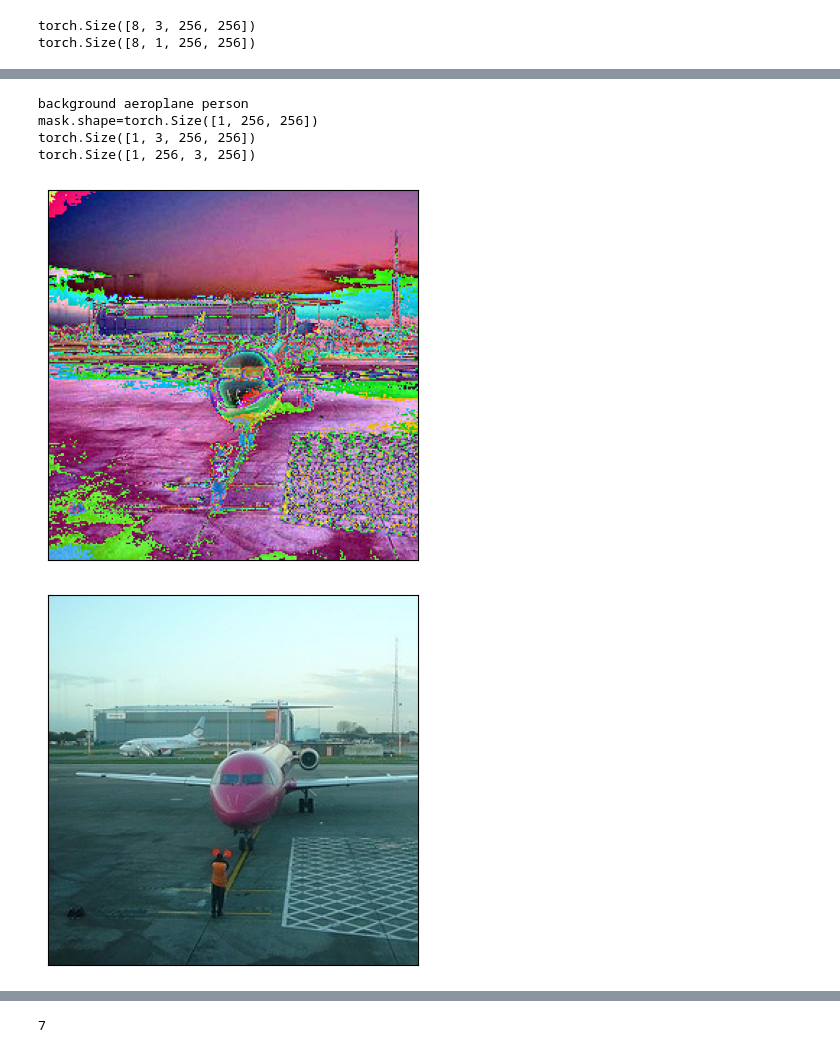
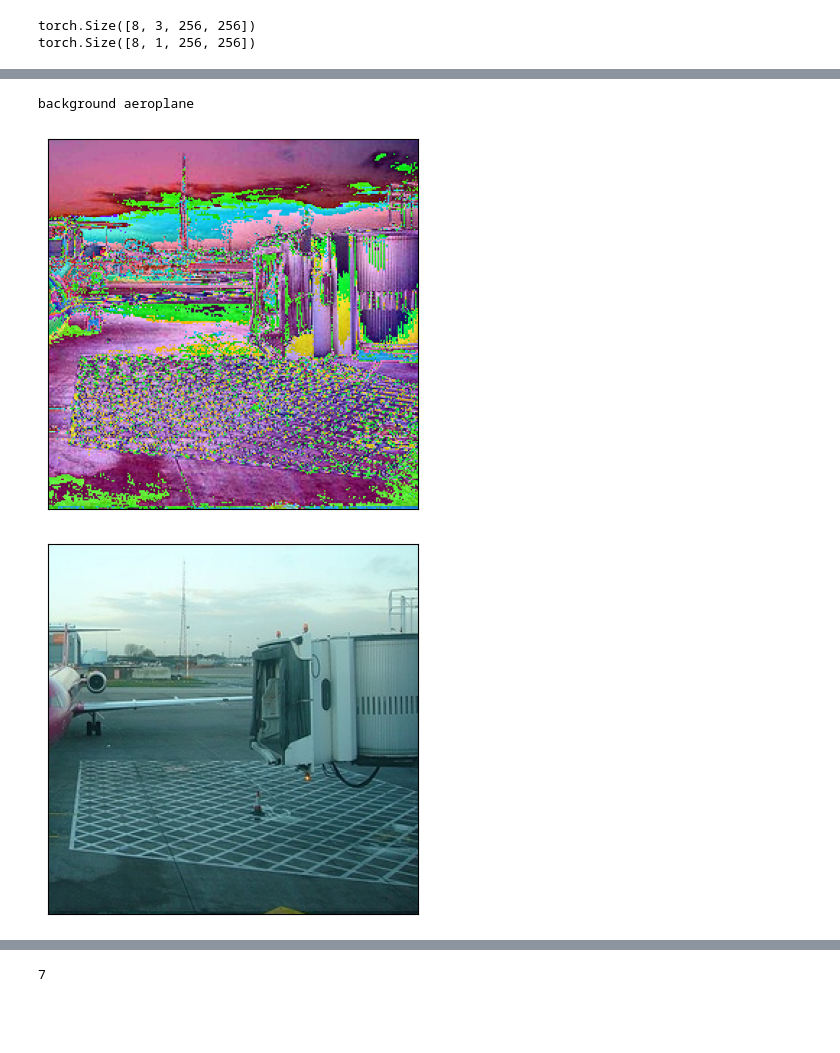
Before and after one commit to hjmillard/U-Net, a Jupyter notebook: dataset.ipynb, the cells around one changed output, grey strips where cells are left out. Cells and saved outputs as stored; diff of their text form; code cells hidden in the pictures; blank space fills up the shorter version.

```diff
--- a/dataset.ipynb
+++ b/dataset.ipynb
@@ -306,8 +198,8 @@ def get_data_loader(data_dir, image_transform, mask_transform, crop_size, datase
     return loader
 # %%
 train_loader = get_data_loader(voc_dir, T.ToTensor(), T.ToTensor(), (256, 256), 'train', 8)
-X, y = next(iter(train_loader))
-print(X.shape, X.dtype)  # should be [B, 3, H, W], float32
-print(y.shape, y.dtype)  # should be [B, H, W], long
-print(y.unique())        # should be in 0..20 (and possibly 255)
+nxt = next(iter(train_loader))
+print(nxt['images'].shape, nxt['images'].dtype)  # should be [B, 3, H, W], float32
+print(nxt['masks'].shape, nxt['masks'].dtype)  # should be [B, H, W], long
+print(nxt['masks'].unique())        # should be in 0..20 (and possibly 255)
 # %% [output]
@@ -326,9 +213,7 @@ train_loader = get_data_loader(voc_dir, transform, transform, crop_size, 'train'
 # %%
-for image, mask in train_loader:
-    print(image.shape)
-    print(mask.shape)
-    # visualization.show(image)
-    # visualization.show(mask)
+for nxt in train_loader:
+    print(nxt['images'].shape)
+    print(nxt['masks'].shape)
     break
 # %% [output]
 torch.Size([8, 3, 256, 256])
@@ -440,15 +331,6 @@ torch.Size([1, 256, 3, 256])
 # %%
 transform = T.ToTensor()
-test_set = VocDataset(voc_dir, transform, transform, (256, 256), 'train')
-# print(test_set[1].shape)
-# print(test_set[1].dtype)
-image, mask = test_set[0]
-print(image.shape)
-print(mask.shape)
-visualization.show(mask)
-cmap = torch.tensor(VOC_COLORMAP)
-print(cmap.shape)
-print(mask.shape)
-# classes = torch.tensor(VOC_CLASSES)
-# rgb_image = cmap[mask]
+train_set = VocDataset(voc_dir, transform, transform, (256, 256), 'train')
+datapoint = train_set[0]
+visualization.show(datapoint['masks'])
 # %% [output]
@@ -460,17 +338,12 @@ torch.Size([1, 256, 256])
 # %%
-print(*classes_in_mask(remove_outline(mask), VOC_CLASSES))
-visualization.show(image)
-visualization.show(denormalize(image))
-visualization.show(denormalize_(image))
-mask = remove_outline(mask)
+print(*classes_in_mask(remove_outline(datapoint['masks']), VOC_CLASSES))
+visualization.show(datapoint['images'])
+visualization.show(denormalize(datapoint['images']))
+visualization.show(denormalize_(datapoint['images']))
+mask = remove_outline(datapoint['masks'])
 mask = mask_to_image(mask, VOC_COLORMAP)
-print(mask.shape)
-print(mask.permute(0, 3, 1, 2).shape)
 visualization.show(mask.squeeze(0).byte())
 # %% [output]
-background aeroplane person
-mask.shape=torch.Size([1, 256, 256])
-torch.Size([1, 3, 256, 256])
-torch.Size([1, 256, 3, 256])
+background aeroplane
-[figure, old version]
+[figure, new version]
-[figure, old version]
+[figure, new version]
```
Also changed, not shown: parts of 18 cells of this notebook.
